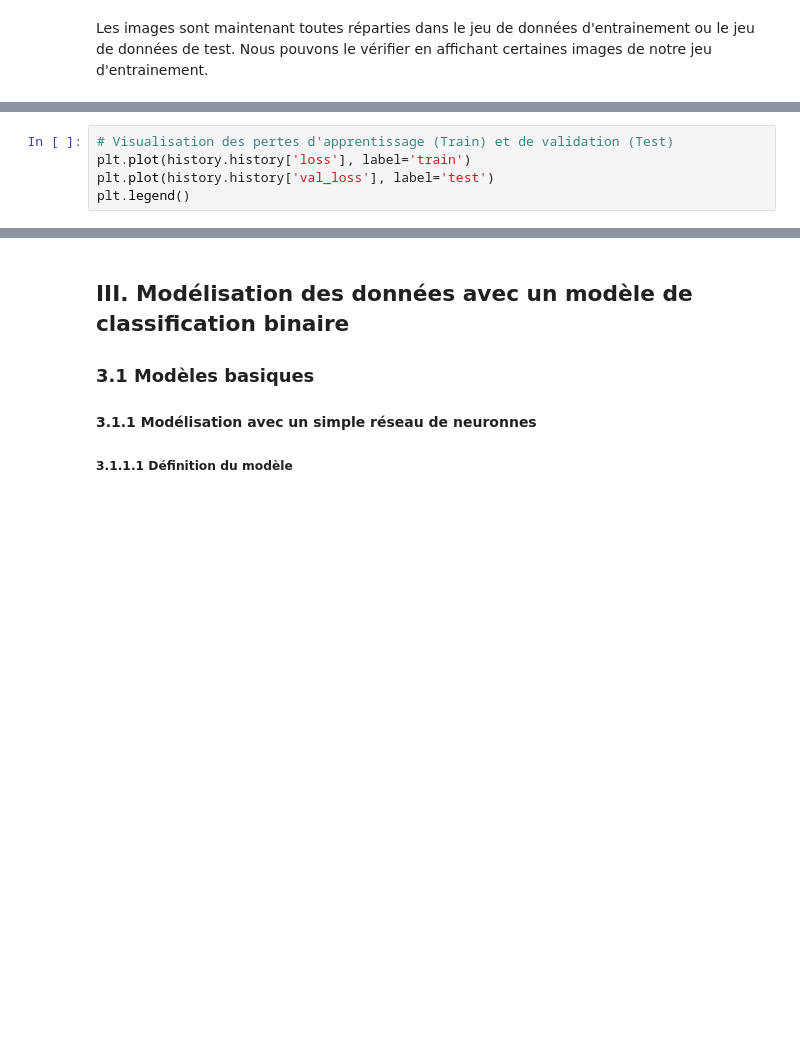
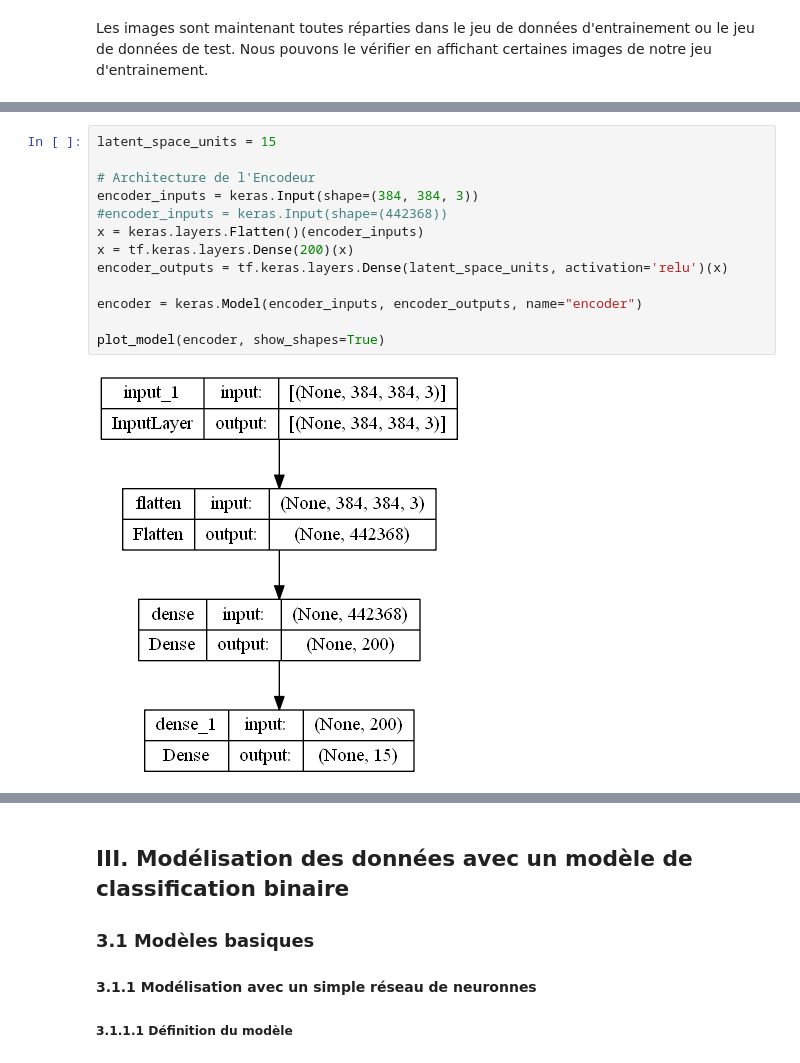
Before and after one commit to Xavier-Labarbe/leyenda, a Jupyter notebook: Projet/leyenda_l2.ipynb, the cells around one changed output, grey strips where cells are left out. Cells and saved outputs as stored; diff of their text form; blank space fills up the shorter version.

```diff
--- a/Projet/leyenda_l2.ipynb
+++ b/Projet/leyenda_l2.ipynb
@@ -296,5 +219,15 @@ Epoch 10/10
-# %%
-# Visualisation des pertes d'apprentissage (Train) et de validation (Test)
-plt.plot(history.history['loss'], label='train')
-plt.plot(history.history['val_loss'], label='test')
-plt.legend()
+# %%
+latent_space_units = 15
+
+# Architecture de l'Encodeur
+encoder_inputs = keras.Input(shape=(384, 384, 3))
+#encoder_inputs = keras.Input(shape=(442368))
+x = keras.layers.Flatten()(encoder_inputs)
+x = tf.keras.layers.Dense(200)(x)
+encoder_outputs = tf.keras.layers.Dense(latent_space_units, activation='relu')(x)
+
+encoder = keras.Model(encoder_inputs, encoder_outputs, name="encoder")
+
+plot_model(encoder, show_shapes=True)
+# %% [output]
+[figure, added]
```
Also changed, not shown: parts of 22 cells of this notebook, 3 other files.
